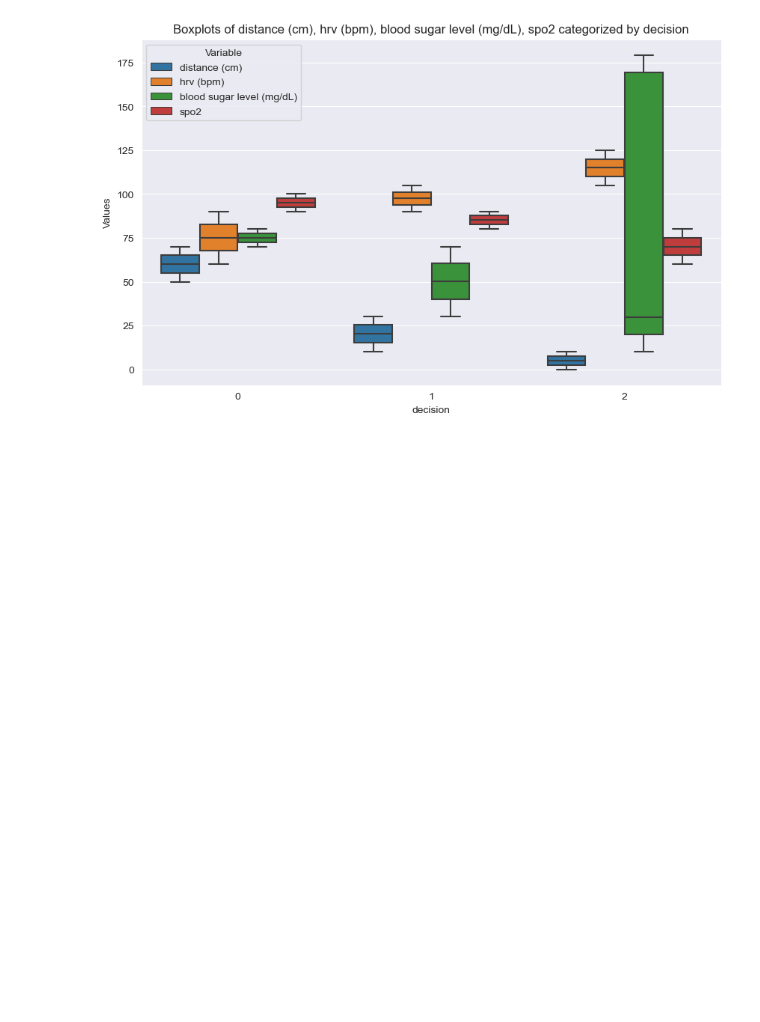
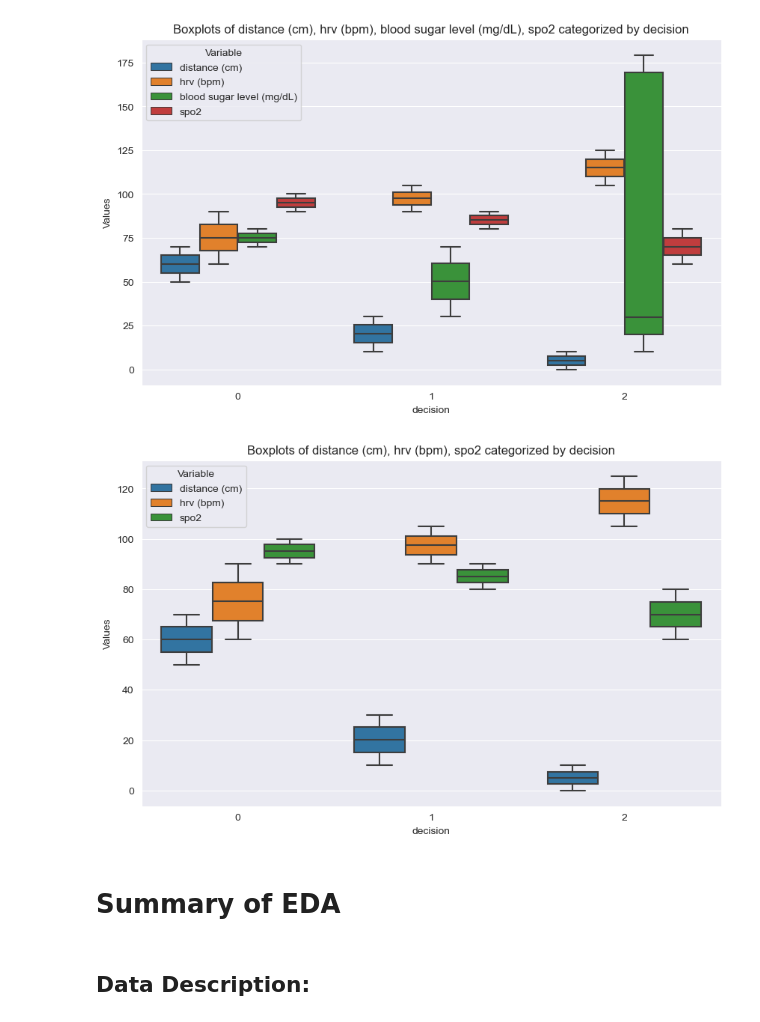
Before and after one commit to kevinbrnett/Fall-Prediction-Model, a Jupyter notebook: Exploratory Data Analysis.ipynb, the cells around one changed output. Cells and saved outputs as stored; diff of their text form; code cells hidden in the pictures; blank space fills up the shorter version.

```diff
--- a/Exploratory Data Analysis.ipynb
+++ b/Exploratory Data Analysis.ipynb
@@ -343,3 +371,11 @@ plot_multiple_boxplots(df, 'decision', ['distance (cm)','hrv (bpm)',
                                        'blood sugar level (mg/dL)', 'spo2'])
 # %% [output]
 [figure]
+# %%
+plot_multiple_boxplots(df, 'decision', ['distance (cm)','hrv (bpm)', 'spo2'])
+# %% [output]
+[figure, added]
+# %% [markdown]
+# Summary of EDA
+# %% [markdown]
+## Data Description:
```
Also changed, not shown: parts of 12 cells of this notebook.
